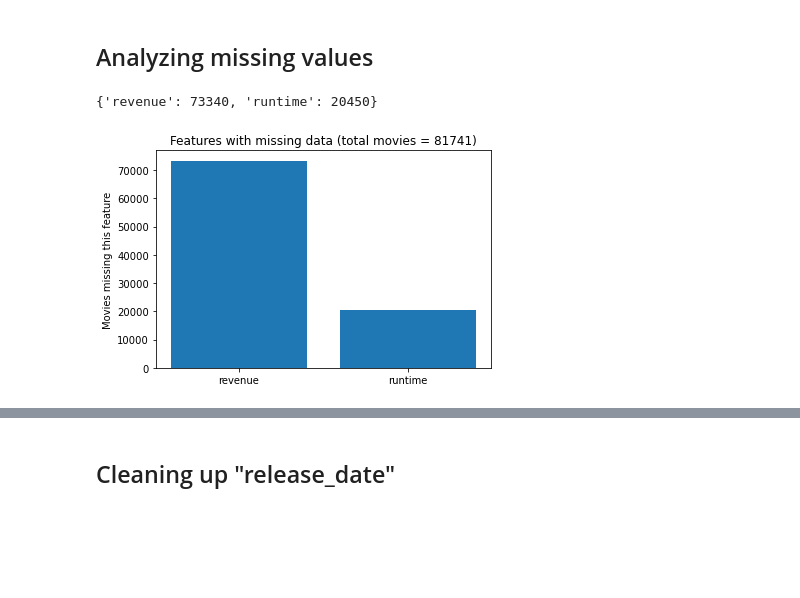
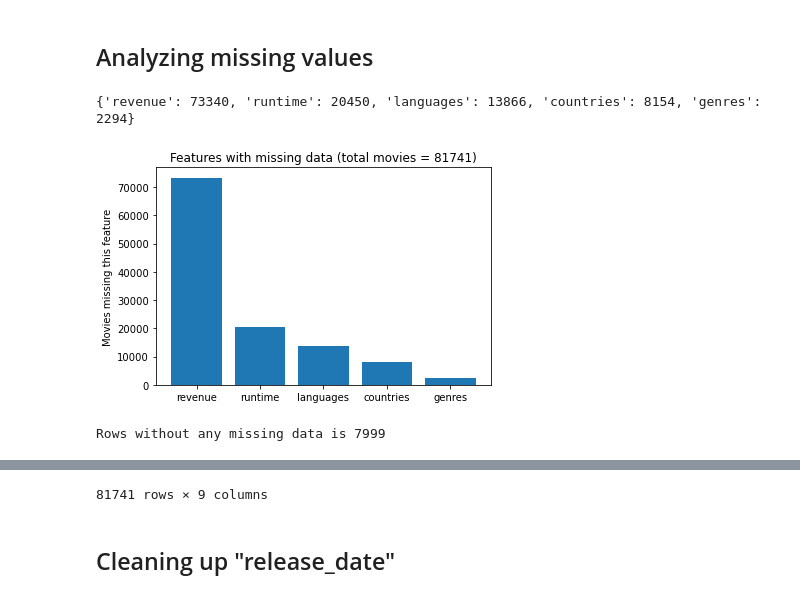
Before and after one commit to epfl-ada/ada-2022-project-adawizardry, a Jupyter notebook: main.ipynb, the cells around one changed output, grey strips where cells are left out. Saved outputs shown, nothing was run; the diff lists cells and outputs as text; code cells hidden in the pictures; blank space fills up the shorter version.

```diff
--- a/main.ipynb
+++ b/main.ipynb
@@ -33,10 +33,17 @@ name_df = pd.read_csv(
 # %%
 import re
 
+movie_df = pd.read_csv(
+    './rawdata/MovieSummaries/movie.metadata.tsv',
+    sep="\t",
+    names=movie_cols
+)
+
 # Parses the multi value structure of the dataset format into a sorted array of items
+# Returns null values for empty lists as NaN (so all missing values we use are NaN)
 def parse_multi_values(x):
-    if not x :
-        return []
+    if not x:
+        return np.NaN
     x = x.split(',')
     result = []
     for combo in x:
@@ -44,8 +51,17 @@ def parse_multi_values(x):
         if len(combo) > 1:
             combo[1] = re.sub("[^a-zA-Z0-9\s]+", "", combo[1])
             combo[1] = re.sub("^\s", "", combo[1])
+            combo[1] = combo[1].strip()
             result.append(combo[1])
+    if not result:
+        return np.NaN
     return sorted(result)
+
+# Parses the language column specifically by removing "Langauge" from each entry
+def parse_language(languages):
+    if not languages or type(languages) != list:
+        return np.NaN
+    return list(map(lambda l : l.replace("Language", "").strip(), languages))
 
 # Parses the date format into an int representing only the year. Values with missing entries are given NaN.
 def parse_date(x):
@@ -57,5 +73,9 @@ def parse_date(x):
 for attribute in ["languages", "countries", "genres"]:
     movie_df[attribute] = movie_df[attribute].apply(parse_multi_values)
 
+# Remove "Language" from language column
+movie_df["languages"] = movie_df["languages"].apply(parse_language)
+
 # Parse release-date to all use the year as an int (don't need increased granularity right now)
 movie_df["release_date"] = movie_df["release_date"].apply(parse_date)
+movie_df
@@ -64,21 +98,26 @@ movie_df["release_date"] = movie_df["release_date"].apply(parse_date)
 # %%
 # Let's check to what extent we have missing data
 # For each column, count the number of missing data and plot a bar graph
 def analyze_missing_values(df : pd.DataFrame):
     # Dictionary from col to missing values count
     missing = {}
     for col in df.columns:
         num_na = df[col].isna().sum()
         if num_na > 0:
             missing[col] = num_na
     print(missing)
     plt.bar(list(missing.keys()), list(missing.values()))
     plt.title("Features with missing data (total movies = " + str(df.shape[0]) + ")")
     plt.ylabel("Movies missing this feature")
     plt.show()
 
-# As we can see, roughly 7/8 of all movies are missing the revenue data and 2/8 runtime data
+    # Count how many rows are without any missing values
+    non_missing = (df.notnull().all(axis="columns") == True).sum()
+    print("Rows without any missing data is", non_missing)
+
 analyze_missing_values(movie_df)
+movie_df
 # %% [output]
-{'revenue': 73340, 'runtime': 20450}
+{'revenue': 73340, 'runtime': 20450, 'languages': 13866, 'countries': 8154, 'genres': 2294}
-[figure, old version]
+[figure, new version]
+Rows without any missing data is 7999
@@ -85,3 +136,4 @@ analyze_missing_values(movie_df)
+81741 rows × 9 columns
 # %% [markdown]
 ## Cleaning up "release_date"
 # %%
```
Also changed, not shown: parts of 2 cells of this notebook.
